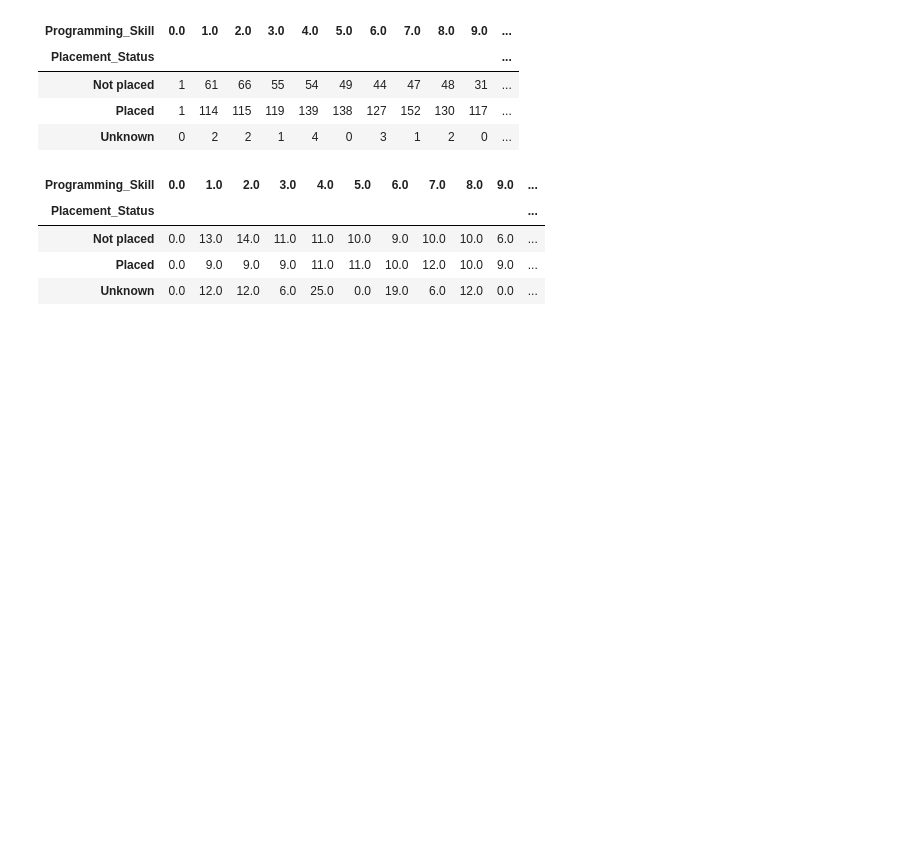
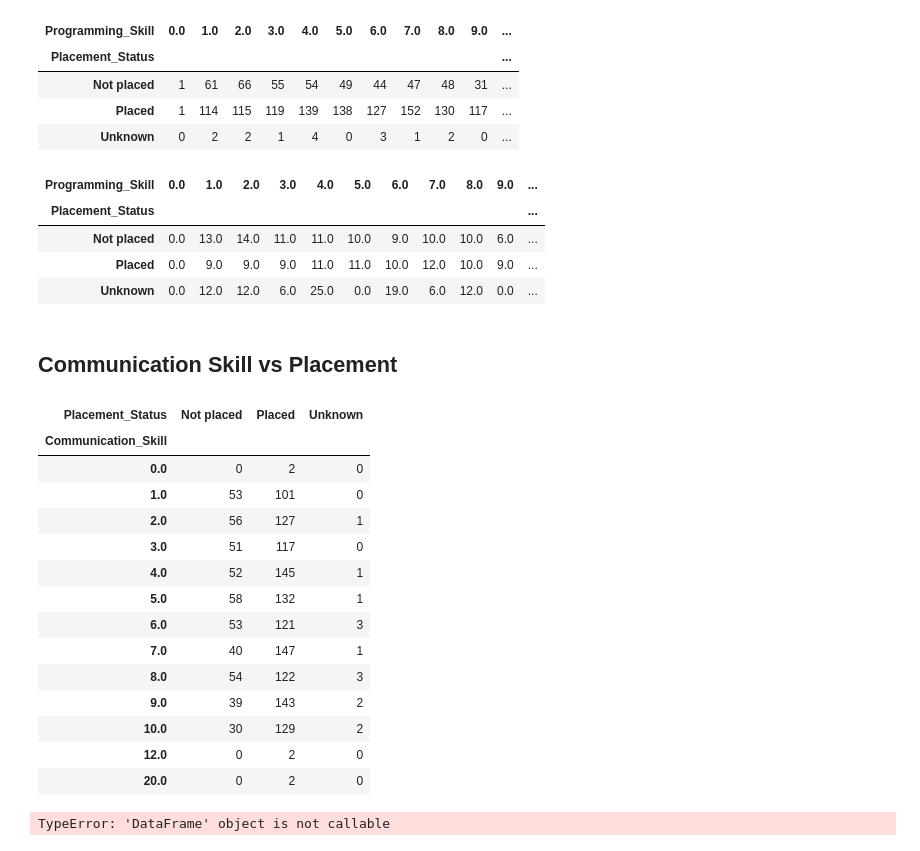
Before and after one commit to Dev-darshan24/Student-Placement-Analytics-, a Jupyter notebook: 3_EDA.ipynb, the cells around one changed output. Drawn from its saved outputs; the diff is of its cells as text; code cells hidden in the pictures; blank space fills up the shorter version.

Commit message:
Programming & Communication Skill EDA

```diff
--- a/3_EDA.ipynb
+++ b/3_EDA.ipynb
@@ -200,3 +200,28 @@ pro_skill_rate
 | Not placed | 0.0 | 13.0 | 14.0 | 11.0 | 11.0 | 10.0 | 9.0 | 10.0 | 10.0 | 6.0 | ... |
 | Placed | 0.0 | 9.0 | 9.0 | 9.0 | 11.0 | 11.0 | 10.0 | 12.0 | 10.0 | 9.0 | ... |
 | Unknown | 0.0 | 12.0 | 12.0 | 6.0 | 25.0 | 0.0 | 19.0 | 6.0 | 12.0 | 0.0 | ... |
+# %% [markdown]
+## Communication Skill vs Placement
+# %%
+com_skill = pd.crosstab(df["Communication_Skill"], df["Placement_Status"])
+com_skill
+# %% [output]
+| Placement_Status | Not placed | Placed | Unknown |
+| Communication_Skill |  |  |  |
+| 0.0 | 0 | 2 | 0 |
+| 1.0 | 53 | 101 | 0 |
+| 2.0 | 56 | 127 | 1 |
+| 3.0 | 51 | 117 | 0 |
+| 4.0 | 52 | 145 | 1 |
+| 5.0 | 58 | 132 | 1 |
+| 6.0 | 53 | 121 | 3 |
+| 7.0 | 40 | 147 | 1 |
+| 8.0 | 54 | 122 | 3 |
+| 9.0 | 39 | 143 | 2 |
+| 10.0 | 30 | 129 | 2 |
+| 12.0 | 0 | 2 | 0 |
+| 20.0 | 0 | 2 | 0 |
+# %%
+com_skill_rate = com_skill(df["Placement"]normalize="index").round(2)*100
+# %% [output]
+TypeError: 'DataFrame' object is not callable
```
